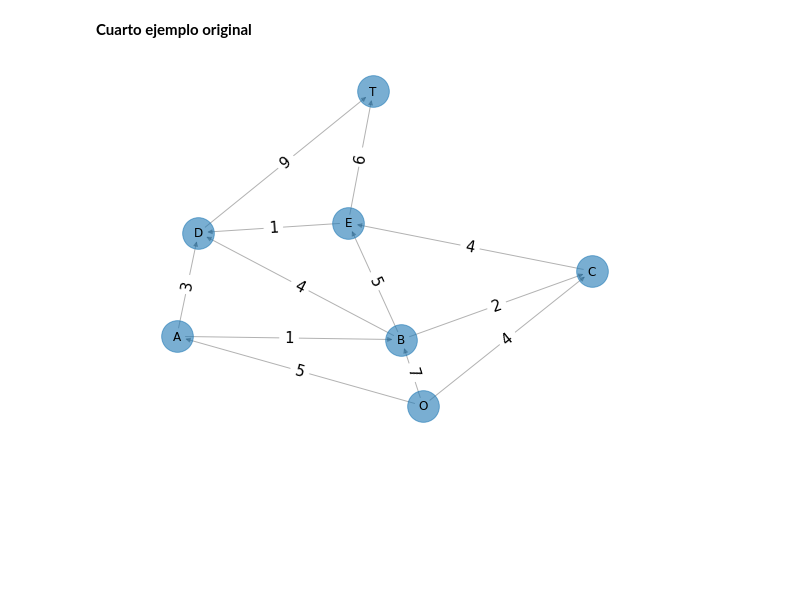
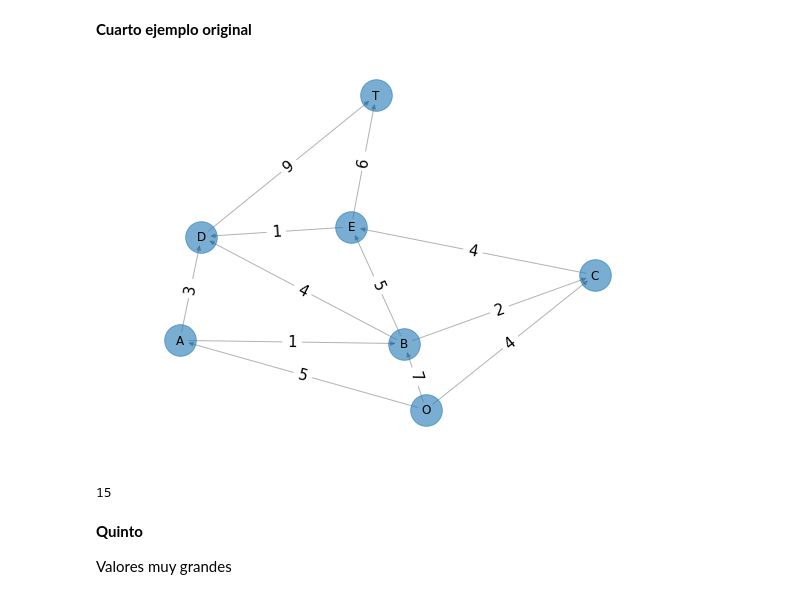
Before and after one commit to optimizacion-2-2021-1-gh-classroom/practica-2-primera-parte-diramtz, a Jupyter notebook: shared_volume/reporte_equipo_2_parte_1_practica_2.ipynb, the cells around one changed output. Saved outputs shown, nothing was run; the diff lists cells and outputs as text; code cells hidden in the pictures; blank space fills up the shorter version.

```diff
--- a/shared_volume/reporte_equipo_2_parte_1_practica_2.ipynb
+++ b/shared_volume/reporte_equipo_2_parte_1_practica_2.ipynb
@@ -207,9 +205,9 @@ red_3.MaxFlow()
 # %% [markdown]
 **Cuarto ejemplo original**
 # %%
-Image(filename='../img.png')
+Image(filename='img.png')
 # %% [output]
-[figure, old version]
+[figure, new version]
 # %%
 red = ff.create_flow_network()
 # %%
@@ -238,3 +236,11 @@ red.create_edge('d', 't', 9)
 
 red.create_edge('e', 'd', 1)
 red.create_edge('e', 't', 9)
+# %%
+red.MaxFlow()
+# %% [output]
+15
+# %% [markdown]
+**Quinto**
+
+Valores muy grandes
```
Also changed, not shown: parts of 27 cells of this notebook.
